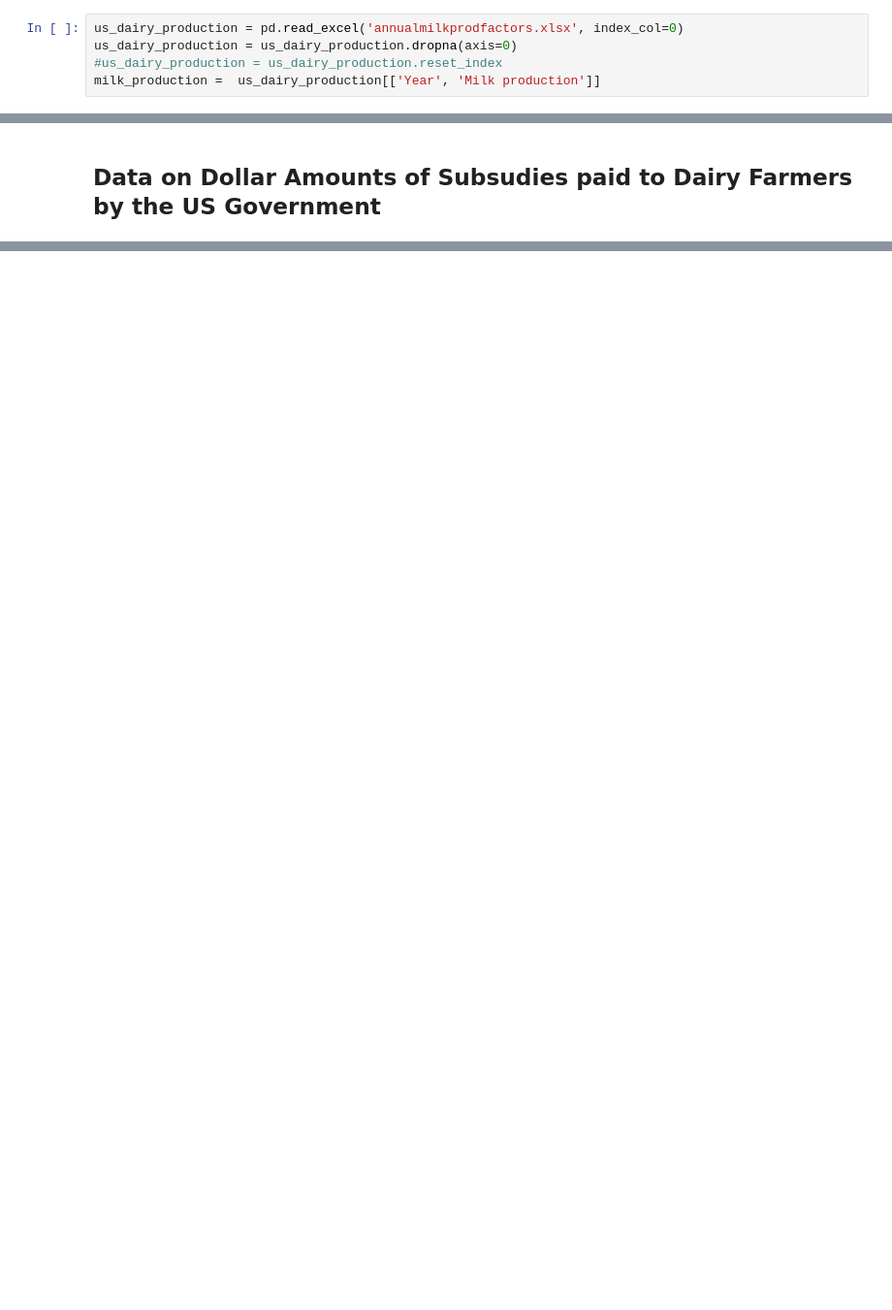
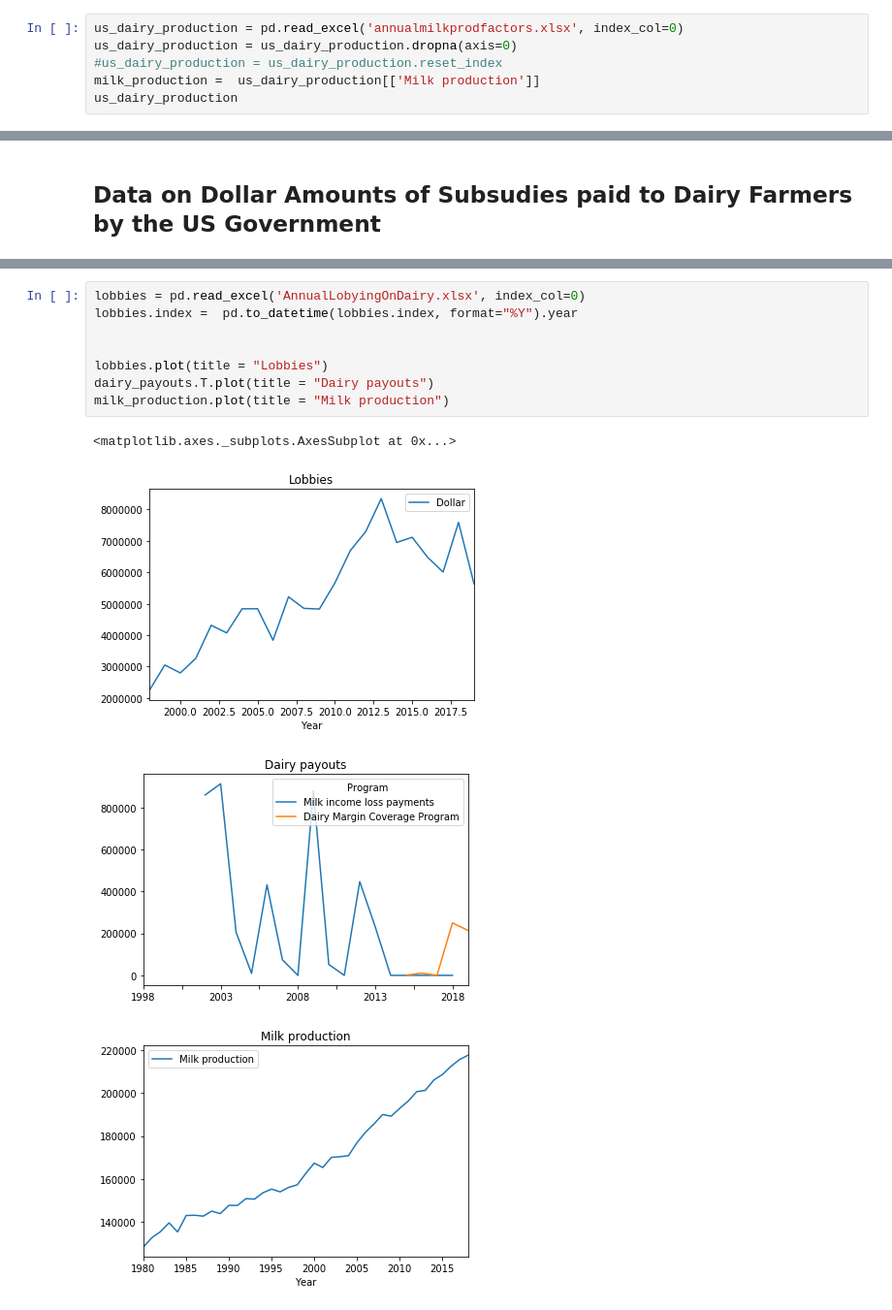
Before and after one commit to laniepreston/Data-Wrangling-Final-Project, a Jupyter notebook: Lanie_Floor_Final_Project.ipynb, the cells around one changed output, grey strips where cells are left out. Shown: that part at 97% size. Cells and saved outputs as stored; diff of their text form; blank space fills up the shorter version.

Commit message:
plots

```diff
--- a/Lanie_Floor_Final_Project.ipynb
+++ b/Lanie_Floor_Final_Project.ipynb
@@ -18,5 +18,6 @@ from bs4 import BeautifulSoup
 us_dairy_production = pd.read_excel('annualmilkprodfactors.xlsx', index_col=0)
 us_dairy_production = us_dairy_production.dropna(axis=0)
 #us_dairy_production = us_dairy_production.reset_index
-milk_production =  us_dairy_production[['Year', 'Milk production']]
+milk_production =  us_dairy_production[['Milk production']]
+us_dairy_production
 # %% [output]
@@ -85,0 +118,13 @@ pd.concat([dairy_payouts, lobbies_final], axis=1, sort=False)
+# %%
+lobbies = pd.read_excel('AnnualLobyingOnDairy.xlsx', index_col=0)
+lobbies.index =  pd.to_datetime(lobbies.index, format="%Y").year
+
+
+lobbies.plot(title = "Lobbies")
+dairy_payouts.T.plot(title = "Dairy payouts")
+milk_production.plot(title = "Milk production")
+# %% [output]
+<matplotlib.axes._subplots.AxesSubplot at 0x...>
+[figure, added]
+[figure, added]
+[figure, added]
```
Also changed, not shown: parts of 8 cells of this notebook, 1 other file.
